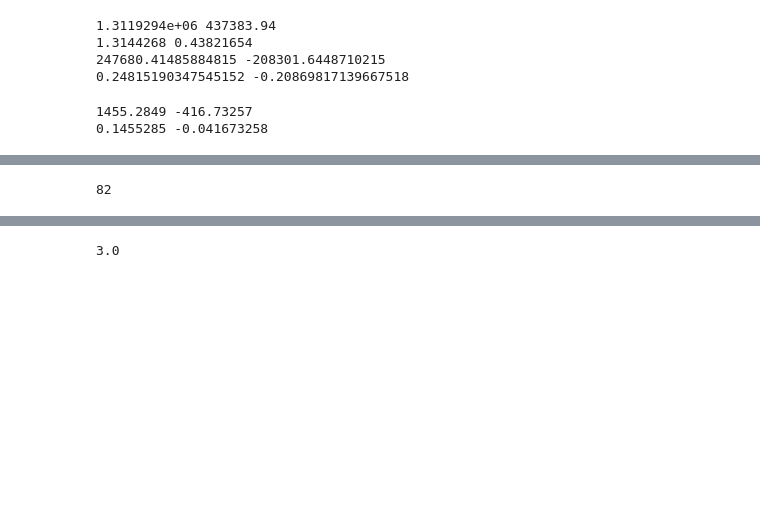
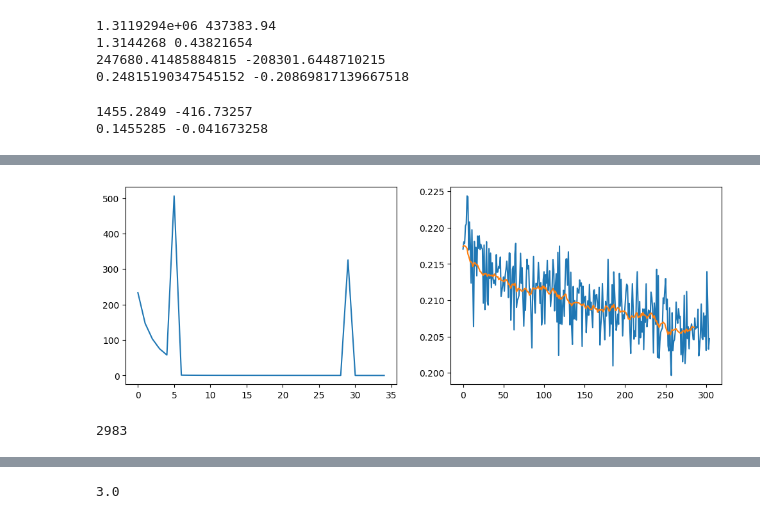
Before and after one commit to Minecraftian14/rs-fatigue-aware-dual-system-recommender-system, a Jupyter notebook: sandbox/kuairec_embedding_training.ipynb, the cells around one changed output, grey strips where cells are left out. Cells and saved outputs as stored; diff of their text form; code cells hidden in the pictures; blank space fills up the shorter version.

```diff
--- a/sandbox/kuairec_embedding_training.ipynb
+++ b/sandbox/kuairec_embedding_training.ipynb
@@ -244,11 +248,12 @@ except:
 # %%
 try:
     pre_trainer.epochs = 1
+    pre_trainer.learning_rate(0.0003)
 except:
     traceback.print_exc()
 # %%
 try:
-    model.use_bias = False
+    model.prepare_for_feature_based_embeds_training()
     pre_trainer.train()
 
     _, axs = plt.subplots(1, 2, figsize=(12, 4))
@@ -278,8 +283,9 @@ Epoch:  0/ 1    Train Loss: 0.77    TTS: 81.74    ETA: 90.20
+[figure, added]
 # %%
 try:
     print(len(pre_trainer.loss['batch.train']))
-    # pre_trainer.loss['batch.train'] = pre_trainer.loss['batch.train'][100:]
+    # pre_trainer.loss['batch.train'] = pre_trainer.loss['batch.train'][2800:]
 except:
     traceback.print_exc()
 # %% [output]
-82
+2983
```
Also changed, not shown: parts of 10 cells of this notebook.
